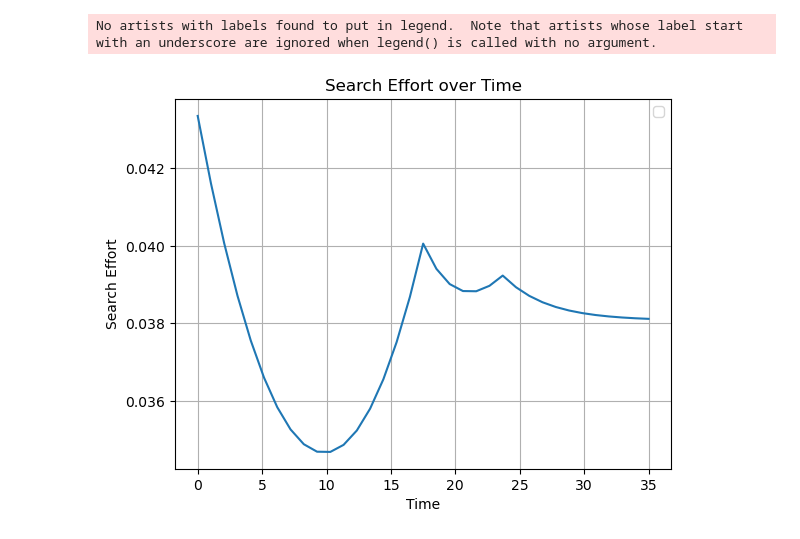
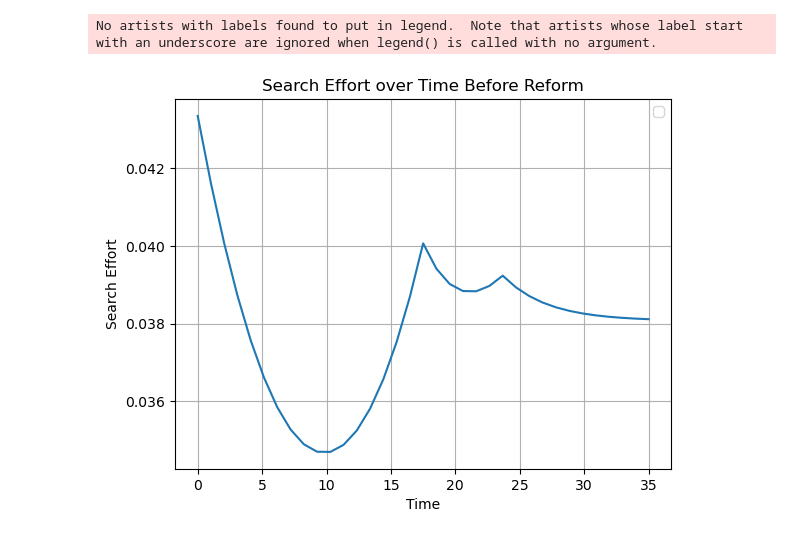
Before and after one commit to qrn838/Dynamic-programming-project, a Jupyter notebook: 2. forecasting errors.ipynb, the cells around one changed output. Saved outputs shown, nothing was run; the diff lists cells and outputs as text; code cells hidden in the pictures.

```diff
--- a/2. forecasting errors.ipynb
+++ b/2. forecasting errors.ipynb
@@ -124,16 +171,16 @@ print(model_new.par.type_shares3)
 # %%
 sim_new = sim_search_effort(model_new.par)
 time = np.linspace(0, model_new.par.T_sim, model_new.par.T_sim)
 plt.plot(time, sim_new, )
 plt.xlabel('Time')
 plt.ylabel('Search Effort')
-plt.title('Search Effort over Time')
+plt.title('Search Effort over Time Before Reform')
 plt.grid(True)
 #y axis limits
 #plt.ylim(0.0, 0.08)
 plt.legend()
 plt.show()
 # %% [output]
 No artists with labels found to put in legend.  Note that artists whose label start with an underscore are ignored when legend() is called with no argument.
-[figure, old version]
+[figure, new version]
 # %%
```
Also changed, not shown: parts of 27 cells of this notebook.
